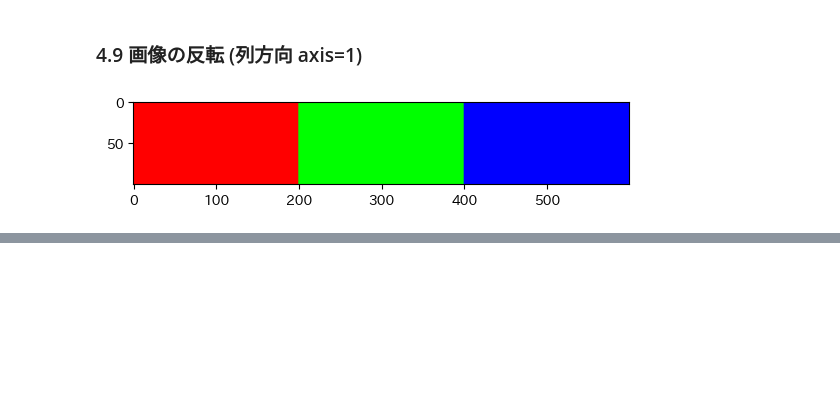
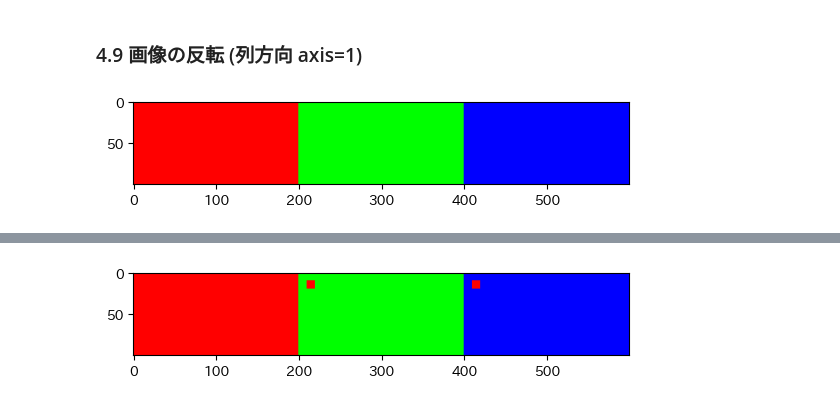
Before and after one commit to Takayoshi-Matsuyama/image_processing, a Jupyter notebook: hello_world_OpenCV.ipynb, the cells around one changed output, grey strips where cells are left out. Cells and saved outputs as stored; diff of their text form; code cells hidden in the pictures; blank space fills up the shorter version.

Commit message:
Hello world - crop & paste

```diff
--- a/hello_world_OpenCV.ipynb
+++ b/hello_world_OpenCV.ipynb
@@ -253,0 +261,9 @@ TODO:
+# %%
+# 切り取った画像を貼り付ける
+image_pasted_r = flipped_image_axis1.copy()  # flipped_image_axis1のコピーを作成
+image_pasted_r[10:20, 210:220, :] = cropped_image_r
+image_pasted_r[10:20, 410:420, :] = cropped_image_r
+plt.imshow(cv.cvtColor(image_pasted_r, cv.COLOR_BGR2RGB))
+plt.show()
+# %% [output]
+[figure, added]
```
Also changed, not shown: parts of 7 cells of this notebook.
